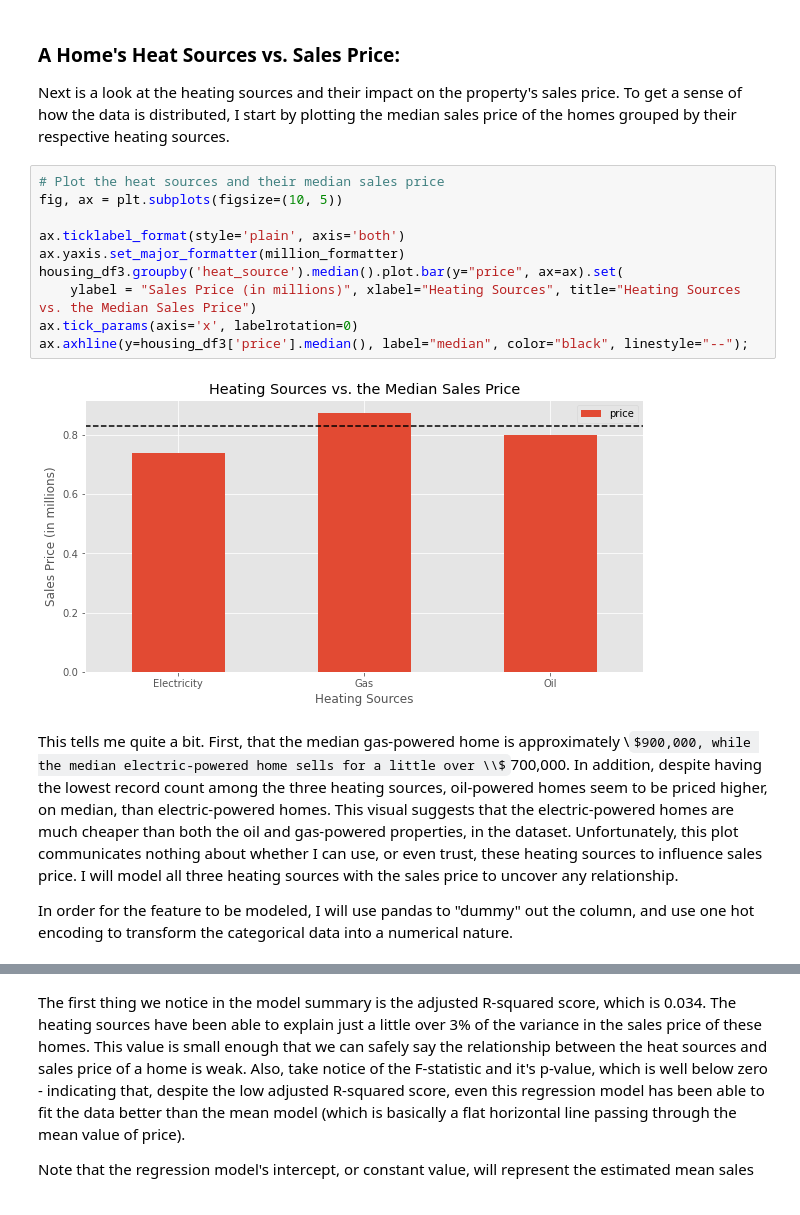
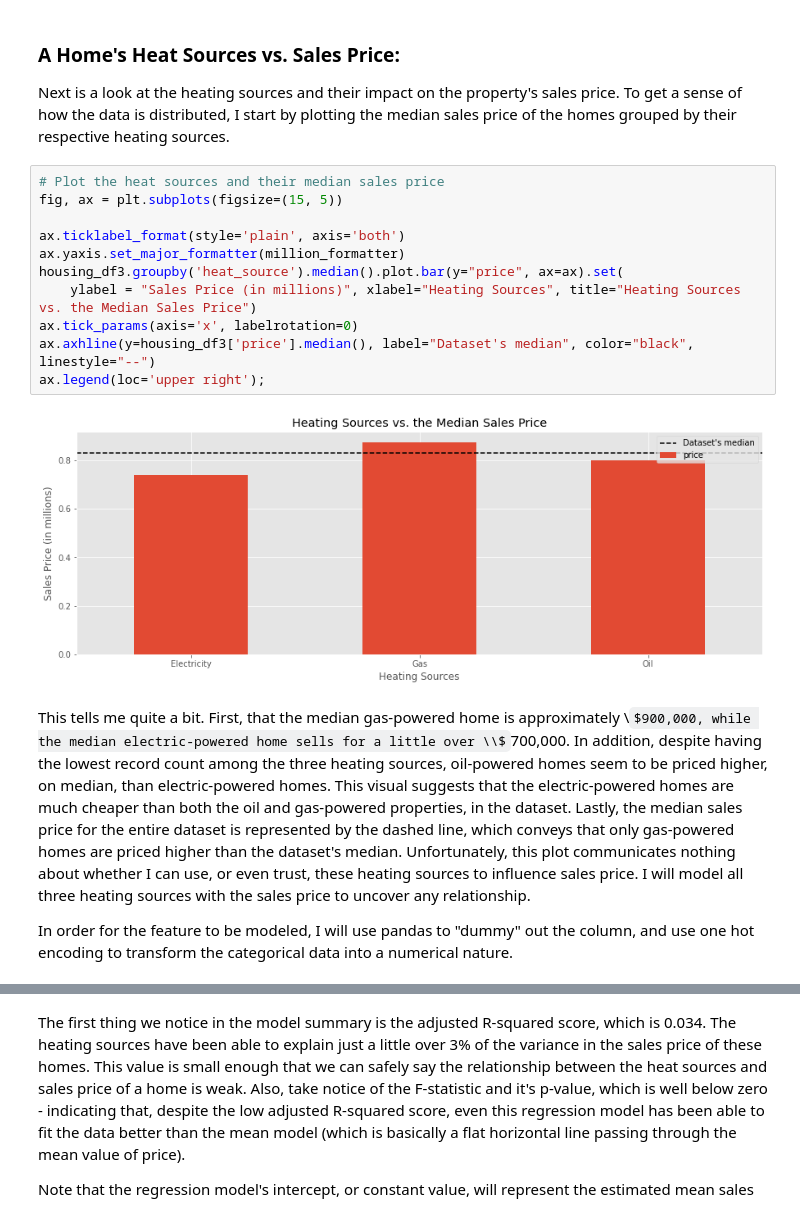
Before and after one commit to rookiescientist-andre/King-County-Real-Estate-Analysis, a Jupyter notebook: Real_Estate_Analysis.ipynb, the cells around one changed output, grey strips where cells are left out. Saved outputs shown, nothing was run; the diff lists cells and outputs as text; some formulas as TeX source.

```diff
--- a/Real_Estate_Analysis.ipynb
+++ b/Real_Estate_Analysis.ipynb
@@ -447,18 +447,19 @@ It is also crucial to point out the residuals plot, which is a semblance of a no
 Next is a look at the heating sources and their impact on the property's sales price. To get a sense of how the data is distributed, I start by plotting the median sales price of the homes grouped by their respective heating sources.
 # %%
 # Plot the heat sources and their median sales price
-fig, ax = plt.subplots(figsize=(10, 5))
+fig, ax = plt.subplots(figsize=(15, 5))
 
 ax.ticklabel_format(style='plain', axis='both')
 ax.yaxis.set_major_formatter(million_formatter)
 housing_df3.groupby('heat_source').median().plot.bar(y="price", ax=ax).set(
     ylabel = "Sales Price (in millions)", xlabel="Heating Sources", title="Heating Sources vs. the Median Sales Price")
 ax.tick_params(axis='x', labelrotation=0)
-ax.axhline(y=housing_df3['price'].median(), label="median", color="black", linestyle="--");
+ax.axhline(y=housing_df3['price'].median(), label="Dataset's median", color="black", linestyle="--")
+ax.legend(loc='upper right');
 # %% [output]
-[figure, old version]
+[figure, new version]
 # %% [markdown]
-This tells me quite a bit. First, that the median gas-powered home is approximately \\$900,000, while the median electric-powered home sells for a little over \\$700,000. In addition, despite having the lowest record count among the three heating sources, oil-powered homes seem to be priced higher, on median, than electric-powered homes. This visual suggests that the electric-powered homes are much cheaper than both the oil and gas-powered properties, in the dataset. Unfortunately, this plot communicates nothing about whether I can use, or even trust, these heating sources to influence sales price. I will model all three heating sources with the sales price to uncover any relationship.
+This tells me quite a bit. First, that the median gas-powered home is approximately \\$900,000, while the median electric-powered home sells for a little over \\$700,000. In addition, despite having the lowest record count among the three heating sources, oil-powered homes seem to be priced higher, on median, than electric-powered homes. This visual suggests that the electric-powered homes are much cheaper than both the oil and gas-powered properties, in the dataset. Lastly, the median sales price for the entire dataset is represented by the dashed line, which conveys that only gas-powered homes are priced higher than the dataset's median. Unfortunately, this plot communicates nothing about whether I can use, or even trust, these heating sources to influence sales price. I will model all three heating sources with the sales price to uncover any relationship.
 
 In order for the feature to be modeled, I will use pandas to "dummy" out the column, and use one hot encoding to transform the categorical data into a numerical nature.
 # %%
```
Also changed, not shown: parts of 3 cells of this notebook, 2 other files.
